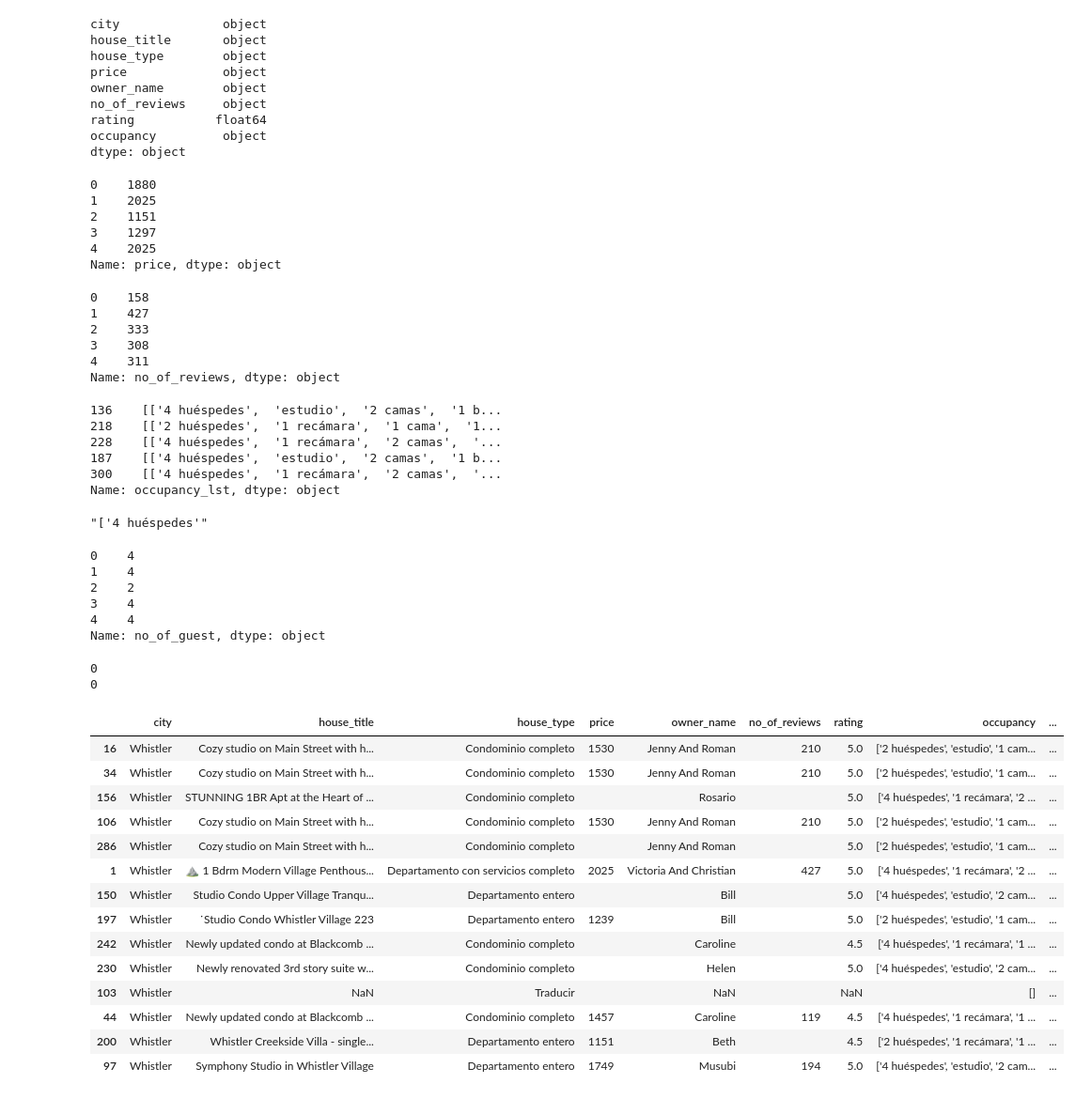
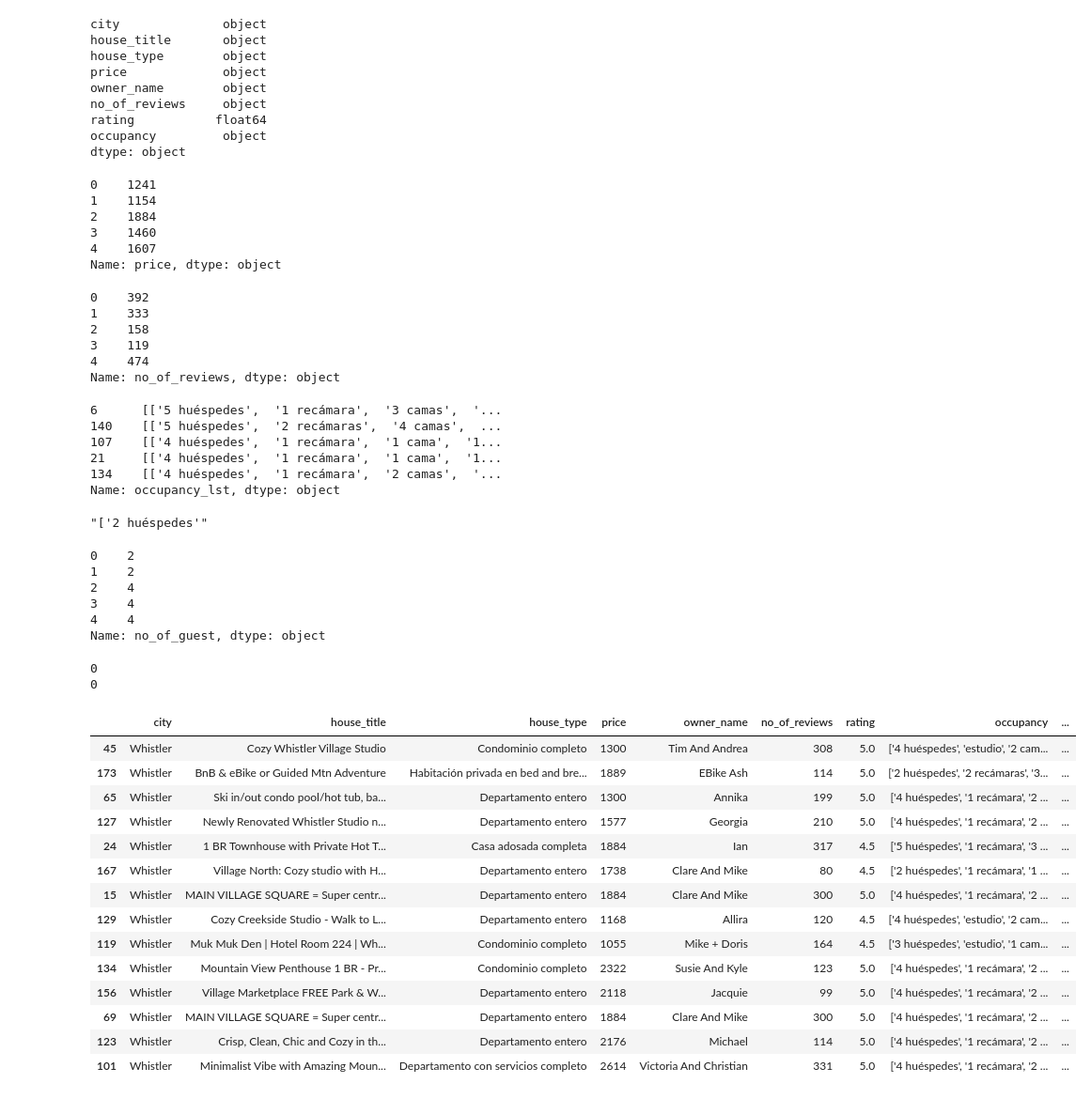
Before and after one commit to Martin2c51/Airbnb, a Jupyter notebook: airBnb Whistler.ipynb, the cells around one changed output. Shown: that part at 94% size. Cells and saved outputs as stored; diff of their text form; code cells hidden in the pictures.

```diff
--- a/airBnb Whistler.ipynb
+++ b/airBnb Whistler.ipynb
@@ -182,7 +182,7 @@ None
 cols =["city","house_title","house_type","price","owner_name","no_of_reviews","rating","occupancy"]
 
 #read in the csv file
-airbnbdf = pd.read_csv('airBnb_Whistler2019-7-17.csv',encoding = 'utf-8', names=cols)
+airbnbdf = pd.read_csv('airBnb_Whistler2019-7-18.csv',encoding = 'utf-8', names=cols)
 airbnbdf.head(5)
 # %% [output]
 |  | city | house_title | house_type | price | owner_name | no_of_reviews | rating | occupancy |
@@ -216,22 +216,22 @@ def remove_special_chars(val):
 airbnbdf.price = airbnbdf.price.apply(remove_special_chars)
 print(airbnbdf.price.head(5))
 # %% [output]
-0    1880
-1    2025
-2    1151
-3    1297
-4    2025
+0    1241
+1    1154
+2    1884
+3    1460
+4    1607
 Name: price, dtype: object
 # %%
 
 airbnbdf.no_of_reviews = airbnbdf.no_of_reviews.apply(remove_special_chars)
 print(airbnbdf.no_of_reviews.head(5))
 # %% [output]
-0    158
-1    427
-2    333
-3    308
-4    311
+0    392
+1    333
+2    158
+3    119
+4    474
 Name: no_of_reviews, dtype: object
 # %%
 def split_to_list(str_val):
@@ -242,17 +242,17 @@ airbnbdf['occupancy_lst'] = airbnbdf.occupancy.apply(split_to_list)
 
 airbnbdf.occupancy_lst.sample(5)
 # %% [output]
-136    [['4 huéspedes',  'estudio',  '2 camas',  '1 b...
-218    [['2 huéspedes',  '1 recámara',  '1 cama',  '1...
-228    [['4 huéspedes',  '1 recámara',  '2 camas',  '...
-187    [['4 huéspedes',  'estudio',  '2 camas',  '1 b...
-300    [['4 huéspedes',  '1 recámara',  '2 camas',  '...
+6      [['5 huéspedes',  '1 recámara',  '3 camas',  '...
+140    [['5 huéspedes',  '2 recámaras',  '4 camas',  ...
+107    [['4 huéspedes',  '1 recámara',  '1 cama',  '1...
+21     [['4 huéspedes',  '1 recámara',  '1 cama',  '1...
+134    [['4 huéspedes',  '1 recámara',  '2 camas',  '...
 Name: occupancy_lst, dtype: object
 # %%
 len(airbnbdf)
 
 airbnbdf.occupancy_lst[0][0]
 # %% [output]
-"['4 huéspedes'"
+"['2 huéspedes'"
 # %%
 airbnbdf = airbnbdf.assign(no_of_guest=airbnbdf.price.mean(), house_size=airbnbdf.price.mean(), no_of_beds = airbnbdf.price.mean(), no_of_baths=airbnbdf.price.mean())
@@ -276,9 +271,9 @@ for i in range(len(airbnbdf)):
 airbnbdf.no_of_guest = airbnbdf.no_of_guest.apply(remove_special_chars)
 print(airbnbdf.no_of_guest.head(5))
 # %% [output]
-0    4
-1    4
-2    2
+0    2
+1    2
+2    4
 3    4
 4    4
 Name: no_of_guest, dtype: object
@@ -291,34 +286,34 @@ print(sum(airbnbdf.house_size.isnull()))
 0
 # %%
 def convert_chars(val):
-   ##studio is tagged as 0.5 bedroom
-    if val == " 'Studio'":
+   ##estudio cuenta como 0.5 de un cuarto
+    if val == " 'estudio'":
         new_val = '0.5'
     else:
         new_val = re.findall('[0-9]',val)
 
     return "".join(new_val)
 
 airbnbdf.house_size = airbnbdf.house_size.astype(str)
 airbnbdf = airbnbdf.assign(rooms=airbnbdf.house_size.apply(convert_chars))
 
 airbnbdf.sample(14)
 # %% [output]
 |  | city | house_title | house_type | price | owner_name | no_of_reviews | rating | occupancy | ... |
-| 16 | Whistler | Cozy studio on Main Street with h... | Condominio completo | 1530 | Jenny And Roman | 210 | 5.0 | ['2 huéspedes', 'estudio', '1 cam... | ... |
-| 34 | Whistler | Cozy studio on Main Street with h... | Condominio completo | 1530 | Jenny And Roman | 210 | 5.0 | ['2 huéspedes', 'estudio', '1 cam... | ... |
-| 156 | Whistler | STUNNING 1BR Apt at the Heart of ... | Condominio completo |  | Rosario |  | 5.0 | ['4 huéspedes', '1 recámara', '2 ... | ... |
-| 106 | Whistler | Cozy studio on Main Street with h... | Condominio completo | 1530 | Jenny And Roman | 210 | 5.0 | ['2 huéspedes', 'estudio', '1 cam... | ... |
-| 286 | Whistler | Cozy studio on Main Street with h... | Condominio completo |  | Jenny And Roman |  | 5.0 | ['2 huéspedes', 'estudio', '1 cam... | ... |
-| 1 | Whistler | ⛰️ 1 Bdrm Modern Village Penthous... | Departamento con servicios completo | 2025 | Victoria And Christian | 427 | 5.0 | ['4 huéspedes', '1 recámara', '2 ... | ... |
-| 150 | Whistler | Studio Condo Upper Village Tranqu... | Departamento entero |  | Bill |  | 5.0 | ['4 huéspedes', 'estudio', '2 cam... | ... |
-| 197 | Whistler | ˙Studio Condo Whistler Village 223 | Departamento entero | 1239 | Bill |  | 5.0 | ['2 huéspedes', 'estudio', '1 cam... | ... |
-| 242 | Whistler | Newly updated condo at Blackcomb ... | Condominio completo |  | Caroline |  | 4.5 | ['4 huéspedes', '1 recámara', '1 ... | ... |
-| 230 | Whistler | Newly renovated 3rd story suite w... | Condominio completo |  | Helen |  | 5.0 | ['4 huéspedes', 'estudio', '2 cam... | ... |
-| 103 | Whistler | NaN | Traducir |  | NaN |  | NaN | [] | ... |
-| 44 | Whistler | Newly updated condo at Blackcomb ... | Condominio completo | 1457 | Caroline | 119 | 4.5 | ['4 huéspedes', '1 recámara', '1 ... | ... |
-| 200 | Whistler | Whistler Creekside Villa - single... | Departamento entero | 1151 | Beth |  | 4.5 | ['2 huéspedes', '1 recámara', '1 ... | ... |
-| 97 | Whistler | Symphony Studio in Whistler Village | Departamento entero | 1749 | Musubi | 194 | 5.0 | ['4 huéspedes', 'estudio', '2 cam... | ... |
+| 45 | Whistler | Cozy Whistler Village Studio | Condominio completo | 1300 | Tim And Andrea | 308 | 5.0 | ['4 huéspedes', 'estudio', '2 cam... | ... |
+| 173 | Whistler | BnB & eBike or Guided Mtn Adventure | Habitación privada en bed and bre... | 1889 | EBike Ash | 114 | 5.0 | ['2 huéspedes', '2 recámaras', '3... | ... |
+| 65 | Whistler | Ski in/out condo pool/hot tub, ba... | Departamento entero | 1300 | Annika | 199 | 5.0 | ['4 huéspedes', '1 recámara', '2 ... | ... |
+| 127 | Whistler | Newly Renovated Whistler Studio n... | Departamento entero | 1577 | Georgia | 210 | 5.0 | ['4 huéspedes', '1 recámara', '2 ... | ... |
+| 24 | Whistler | 1 BR Townhouse with Private Hot T... | Casa adosada completa | 1884 | Ian | 317 | 4.5 | ['5 huéspedes', '1 recámara', '3 ... | ... |
+| 167 | Whistler | Village North: Cozy studio with H... | Departamento entero | 1738 | Clare And Mike | 80 | 4.5 | ['2 huéspedes', '1 recámara', '1 ... | ... |
+| 15 | Whistler | MAIN VILLAGE SQUARE = Super centr... | Departamento entero | 1884 | Clare And Mike | 300 | 5.0 | ['4 huéspedes', '1 recámara', '2 ... | ... |
+| 129 | Whistler | Cozy Creekside Studio - Walk to L... | Departamento entero | 1168 | Allira | 120 | 4.5 | ['4 huéspedes', 'estudio', '2 cam... | ... |
+| 119 | Whistler | Muk Muk Den | Hotel Room 224 | Wh... | Condominio completo | 1055 | Mike + Doris | 164 | 4.5 | ['3 huéspedes', 'estudio', '1 cam... | ... |
+| 134 | Whistler | Mountain View Penthouse 1 BR - Pr... | Condominio completo | 2322 | Susie And Kyle | 123 | 5.0 | ['4 huéspedes', '1 recámara', '2 ... | ... |
+| 156 | Whistler | Village Marketplace FREE Park & W... | Departamento entero | 2118 | Jacquie | 99 | 5.0 | ['4 huéspedes', '1 recámara', '2 ... | ... |
+| 69 | Whistler | MAIN VILLAGE SQUARE = Super centr... | Departamento entero | 1884 | Clare And Mike | 300 | 5.0 | ['4 huéspedes', '1 recámara', '2 ... | ... |
+| 123 | Whistler | Crisp, Clean, Chic and Cozy in th... | Departamento entero | 2176 | Michael | 114 | 5.0 | ['4 huéspedes', '1 recámara', '2 ... | ... |
+| 101 | Whistler | Minimalist Vibe with Amazing Moun... | Departamento con servicios completo | 2614 | Victoria And Christian | 331 | 5.0 | ['4 huéspedes', '1 recámara', '2 ... | ... |
 # %%
 def remove_chars(val):
     new_val = re.findall('[0-9.]+',val)
```
Also changed, not shown: parts of 14 cells of this notebook, 4 other files.
